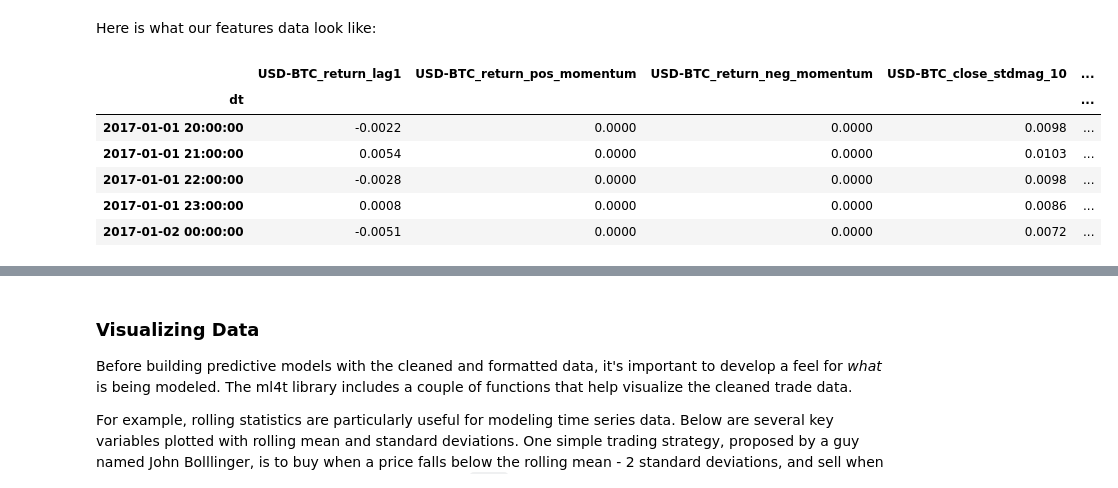
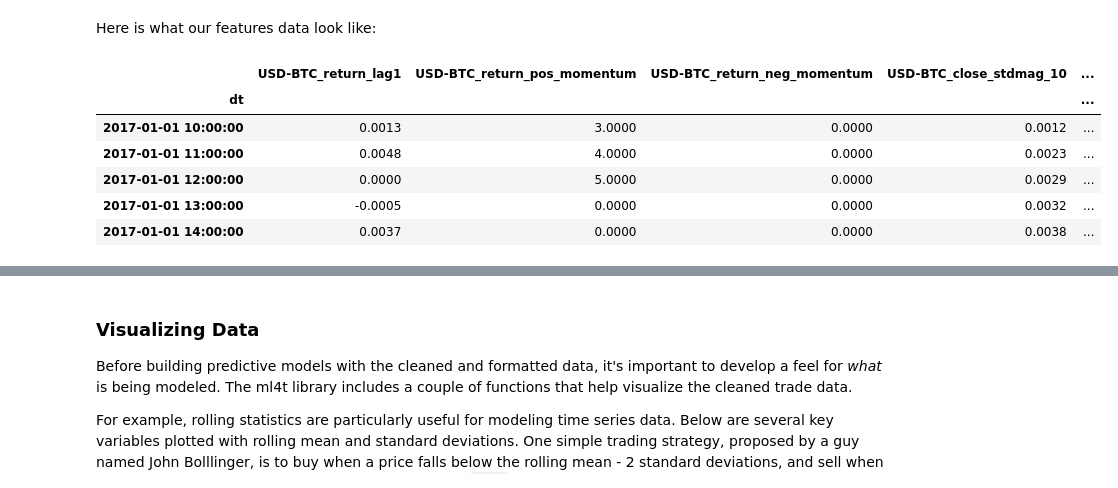
Before and after one commit to ethanruhe/ml_for_trading, a Jupyter notebook: Machine Learning for Cryptocurrency Trading.ipynb, the cells around one changed output, grey strips where cells are left out. Saved outputs shown, nothing was run; the diff lists cells and outputs as text; code cells hidden in the pictures.

````diff
--- a/Machine Learning for Cryptocurrency Trading.ipynb
+++ b/Machine Learning for Cryptocurrency Trading.ipynb
@@ -244,19 +251,17 @@ Price prediction based strictly on historical price and volume is called "techni
 - The number of periods over which rolling statistics are calculated is something that should be sensitivity tested. The default in ```.calc_features()``` is 10, though this can be changed and multiple rolling trends can be calculated in the same feature set. In your own work, once you have found a good model, try re-specifying it with different rolling feature windows to see if you can improve performance.
 # %%
-Y_btc, X_btc = ml4t.calc_features(trade_data_btc.df_h
-                                 , rolling_periods = [10, 20]
-                                 , y_binary = False)
+Y_btc, X_btc = ml4t.calc_features(trade_data_btc.df_h, rolling_periods=[10], y_binary=False)
 # %% [markdown]
 Here is what our features data look like:
 # %%
-X_btc.head()
+X_btc.head(5)
 # %% [output]
 |  | USD-BTC_return_lag1 | USD-BTC_return_pos_momentum | USD-BTC_return_neg_momentum | USD-BTC_close_stdmag_10 | ... |
 | dt |  |  |  |  | ... |
-| 2017-01-01 20:00:00 | -0.0022 | 0.0000 | 0.0000 | 0.0098 | ... |
-| 2017-01-01 21:00:00 | 0.0054 | 0.0000 | 0.0000 | 0.0103 | ... |
-| 2017-01-01 22:00:00 | -0.0028 | 0.0000 | 0.0000 | 0.0098 | ... |
-| 2017-01-01 23:00:00 | 0.0008 | 0.0000 | 0.0000 | 0.0086 | ... |
-| 2017-01-02 00:00:00 | -0.0051 | 0.0000 | 0.0000 | 0.0072 | ... |
+| 2017-01-01 10:00:00 | 0.0013 | 3.0000 | 0.0000 | 0.0012 | ... |
+| 2017-01-01 11:00:00 | 0.0048 | 4.0000 | 0.0000 | 0.0023 | ... |
+| 2017-01-01 12:00:00 | 0.0000 | 5.0000 | 0.0000 | 0.0029 | ... |
+| 2017-01-01 13:00:00 | -0.0005 | 0.0000 | 0.0000 | 0.0032 | ... |
+| 2017-01-01 14:00:00 | 0.0037 | 0.0000 | 0.0000 | 0.0038 | ... |
 # %% [markdown]
 <a id='section4'></a>
````
Also changed, not shown: parts of 48 cells of this notebook, 1 other file.
